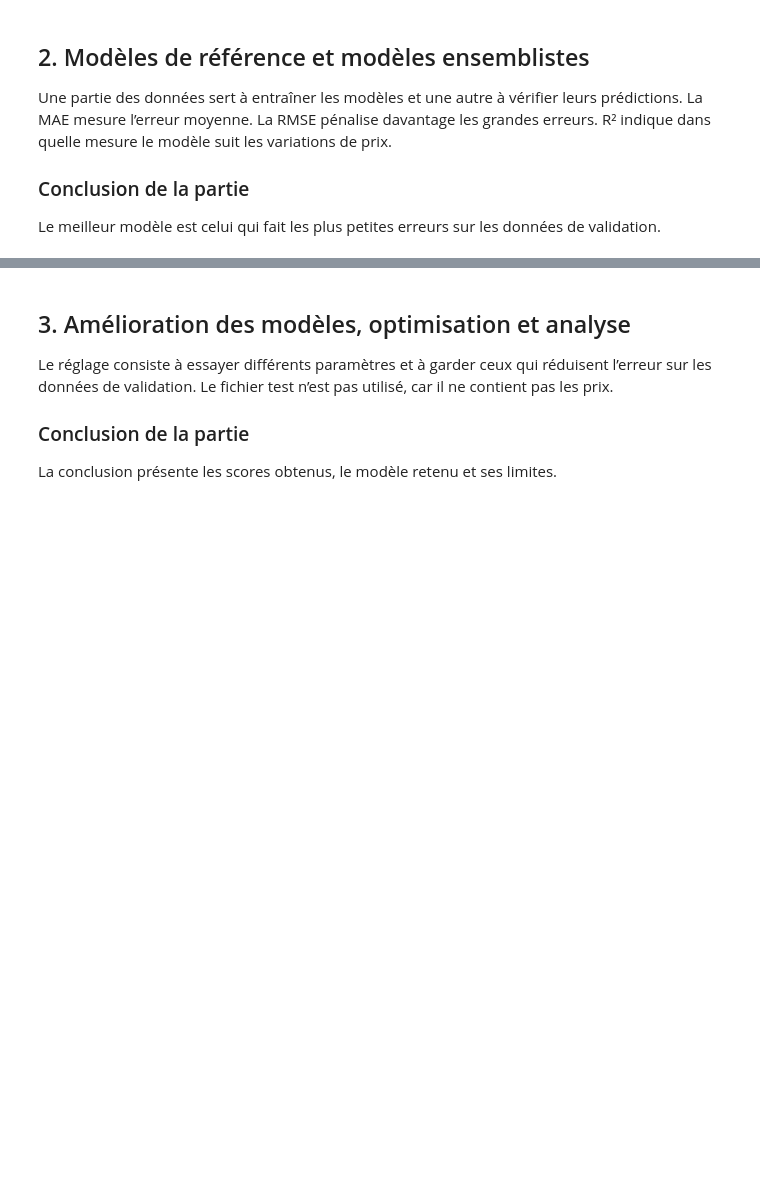
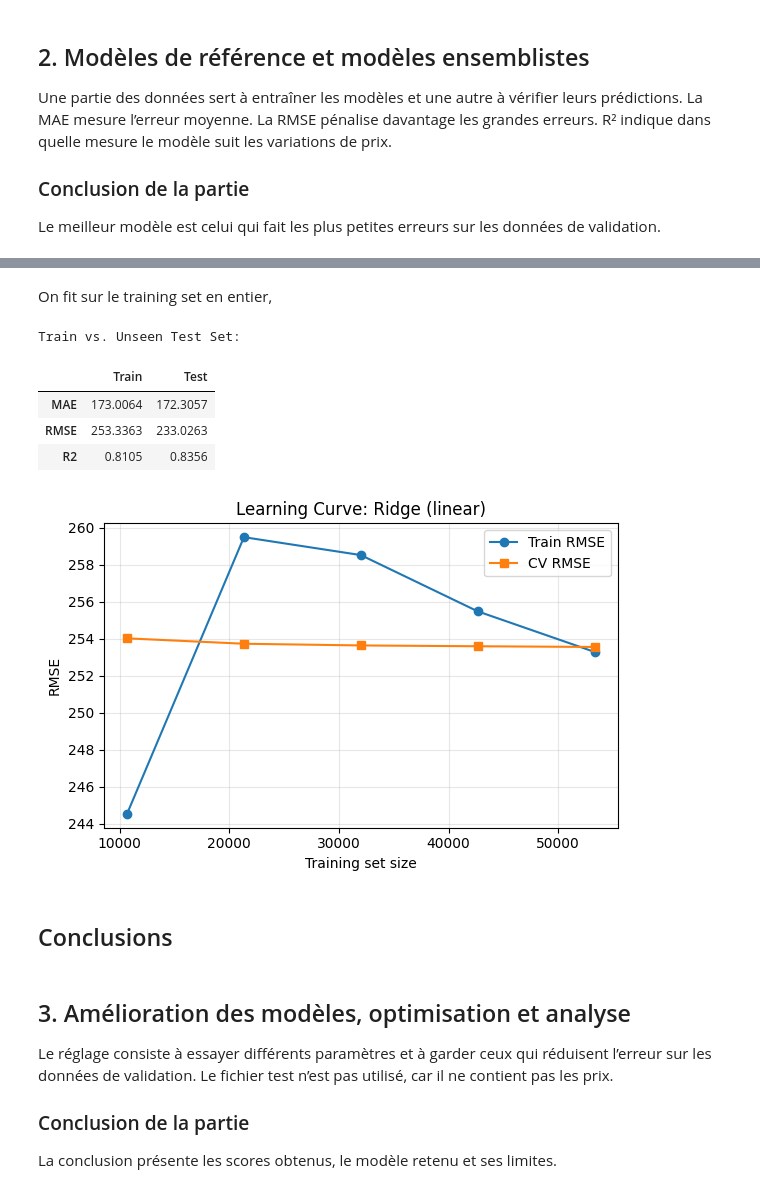
Before and after one commit to ImagineYoureAFrog/Laptop-Price, a Jupyter notebook: computer_prices_2025.ipynb, the cells around one changed output, grey strips where cells are left out. Cells and saved outputs as stored; diff of their text form; code cells hidden in the pictures; blank space fills up the shorter version.

Commit message:
Ajout de baseline linéaire régularisé - Ridge

```diff
--- a/computer_prices_2025.ipynb
+++ b/computer_prices_2025.ipynb
@@ -460,0 +507,20 @@ Le meilleur modèle est celui qui fait les plus petites erreurs sur les données
+# %%
+outer_cv = KFold(n_splits=5, shuffle=True, random_state=42)
+inner_cv = KFold(n_splits=3, shuffle=True, random_state=42)
+
+scoring = {
+    "mae": "neg_mean_absolute_error",
+    "rmse": "neg_root_mean_squared_error",
+    "r2": "r2",
+}
+
+cv_scores = cross_validate(ridge_pipe, X_train_full, y_train_full, cv=outer_cv, scoring=scoring, n_jobs=-1)
+
+cv_summary = pd.DataFrame({
+    "MAE": [-cv_scores["test_mae"].mean(), cv_scores["test_mae"].std()],
+    "RMSE": [-cv_scores["test_rmse"].mean(), cv_scores["test_rmse"].std()],
+    "R2": [cv_scores["test_r2"].mean(), cv_scores["test_r2"].std()],
+}, index=["mean", "std"]).round(4)
+
+print("Nested CV (5 outer folds):")
+display(cv_summary)
@@ -461,3 +532,56 @@ Le meilleur modèle est celui qui fait les plus petites erreurs sur les données
+# %% [markdown]
+On fit sur le training set en entier,
+# %%
+ridge_pipe.fit(X_train_full, y_train_full)
+
+train_pred = ridge_pipe.predict(X_train_full)
+test_pred = ridge_pipe.predict(X_test)
+
+perf_summary = pd.DataFrame({
+    "Train": [
+        mean_absolute_error(y_train_full, train_pred),
+        root_mean_squared_error(y_train_full, train_pred),
+        r2_score(y_train_full, train_pred),
+    ],
+    "Test": [
+        mean_absolute_error(y_test, test_pred),
+        root_mean_squared_error(y_test, test_pred),
+        r2_score(y_test, test_pred),
+    ],
+}, index=["MAE", "RMSE", "R2"]).round(4)
+
+print("\nTrain vs. Unseen Test Set:")
+display(perf_summary)
+
+train_sizes, train_scores, val_scores = learning_curve(
+    ridge_pipe,
+    X_train_full,
+    y_train_full,
+    cv=inner_cv,
+    train_sizes=np.linspace(0.2, 1.0, 5),
+    scoring="neg_root_mean_squared_error",
+    n_jobs=-1,
+)
+
+plt.figure(figsize=(6, 4))
+plt.plot(train_sizes, -train_scores.mean(axis=1), marker="o", label="Train RMSE")
+plt.plot(train_sizes, -val_scores.mean(axis=1), marker="s", label="CV RMSE")
+plt.title("Learning Curve: Ridge (linear)")
+plt.xlabel("Training set size")
+plt.ylabel("RMSE")
+plt.legend()
+plt.grid(True, alpha=0.3)
+plt.tight_layout()
+plt.show()
+# %% [output]
+Train vs. Unseen Test Set:
+|  | Train | Test |
+| MAE | 173.0064 | 172.3057 |
+| RMSE | 253.3363 | 233.0263 |
+| R2 | 0.8105 | 0.8356 |
+[figure, added]
+# %% [markdown]
+## Conclusions
 # %% [markdown]
 ## 3. Amélioration des modèles, optimisation et analyse
 
```
Also changed, not shown: parts of 12 cells of this notebook.
